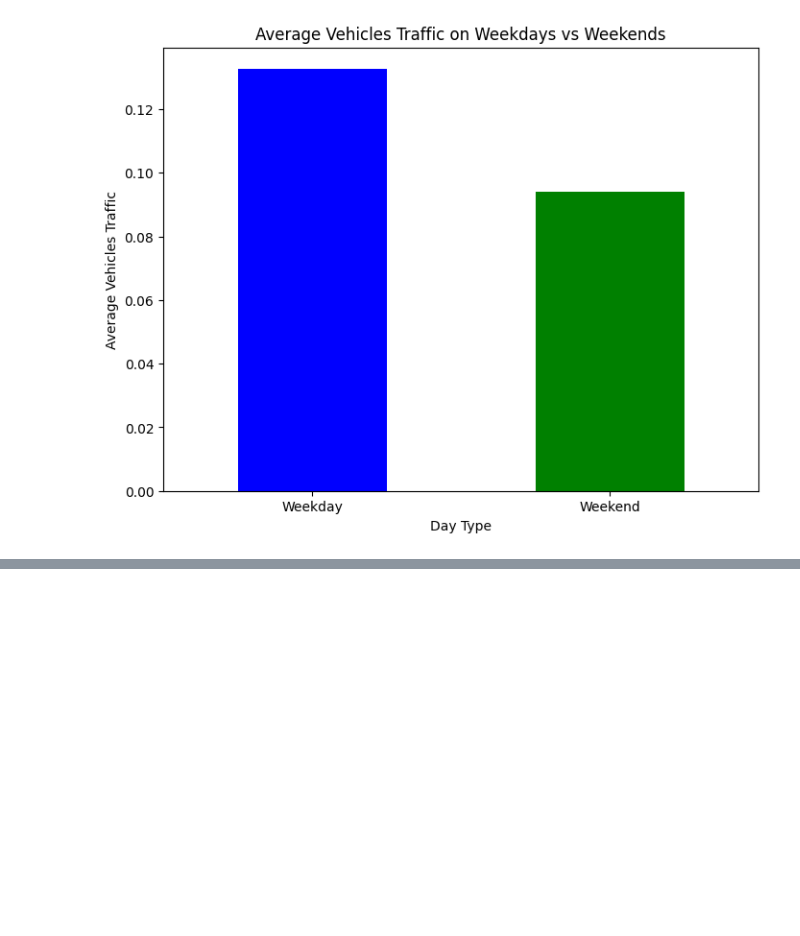
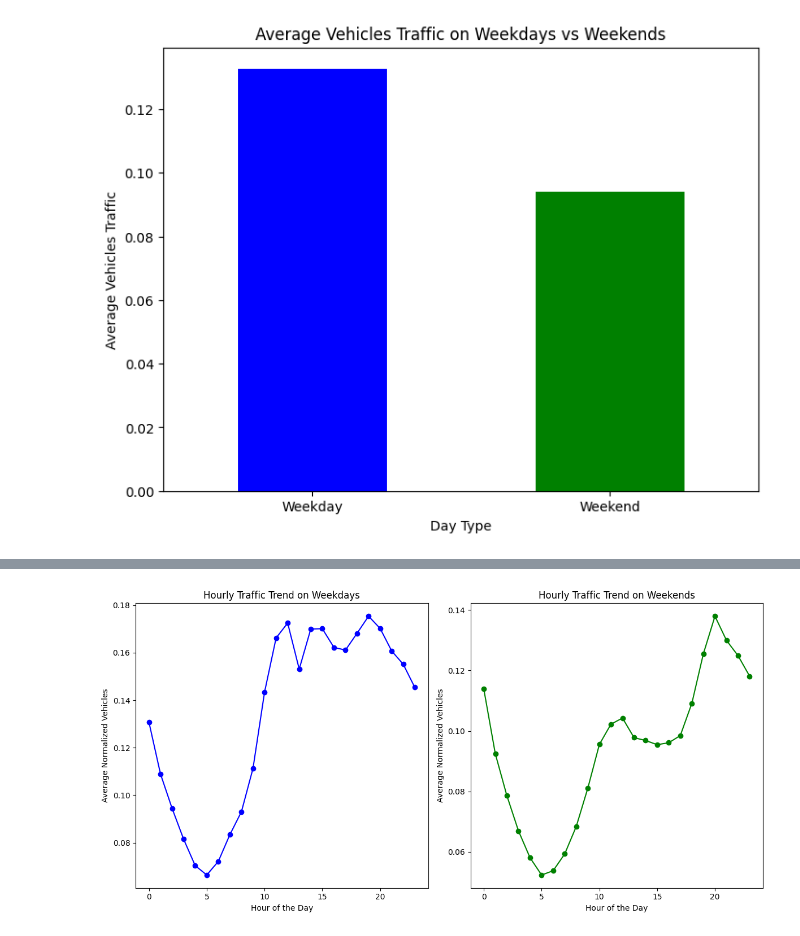
Before and after one commit to amina-work/Projet_PredictionDuTraficDansUneSmartCityIoT, a Jupyter notebook: app.ipynb, the cells around one changed output, grey strips where cells are left out. Drawn from its saved outputs; the diff is of its cells as text; code cells hidden in the pictures; blank space fills up the shorter version.

```diff
--- a/app.ipynb
+++ b/app.ipynb
@@ -134,0 +135,28 @@ plt.show()
+# %%
+# Filter data for weekdays and weekends
+weekdays_data = df[df['WeekdayOrWeekend'] == 'Weekday']
+weekends_data = df[df['WeekdayOrWeekend'] == 'Weekend']
+
+# Group data by hour and calculate the mean vehicles for weekdays and weekends
+weekdays_hourly_mean = weekdays_data.groupby('Hour')['Normalized_Vehicles'].mean()
+weekends_hourly_mean = weekends_data.groupby('Hour')['Normalized_Vehicles'].mean()
+
+# Create two subplots for weekdays and weekends
+plt.figure(figsize=(12, 6))
+
+plt.subplot(1, 2, 1)
+weekdays_hourly_mean.plot(kind='line', marker='o', color='blue')
+plt.title('Hourly Traffic Trend on Weekdays')
+plt.xlabel('Hour of the Day')
+plt.ylabel('Average Normalized Vehicles')
+
+plt.subplot(1, 2, 2)
+weekends_hourly_mean.plot(kind='line', marker='o', color='green')
+plt.title('Hourly Traffic Trend on Weekends')
+plt.xlabel('Hour of the Day')
+plt.ylabel('Average Normalized Vehicles')
+
+plt.tight_layout()
+plt.show()
+# %% [output]
+[figure, added]
```
Also changed, not shown: parts of 1 cell of this notebook, 2 other files.
